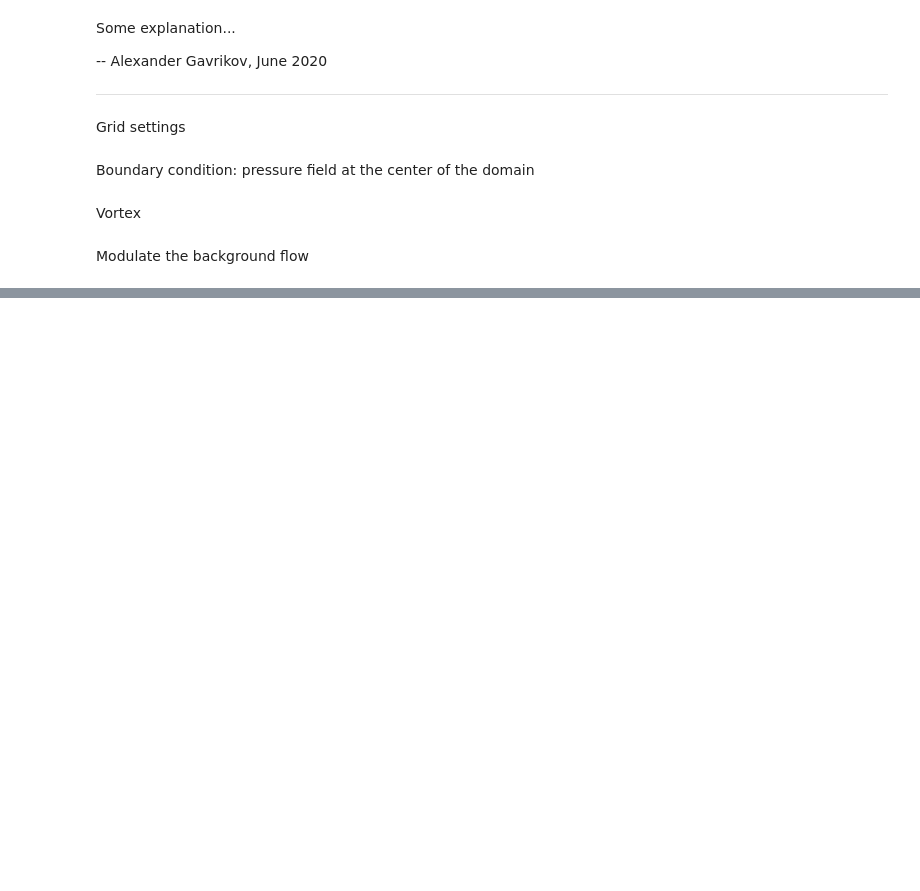
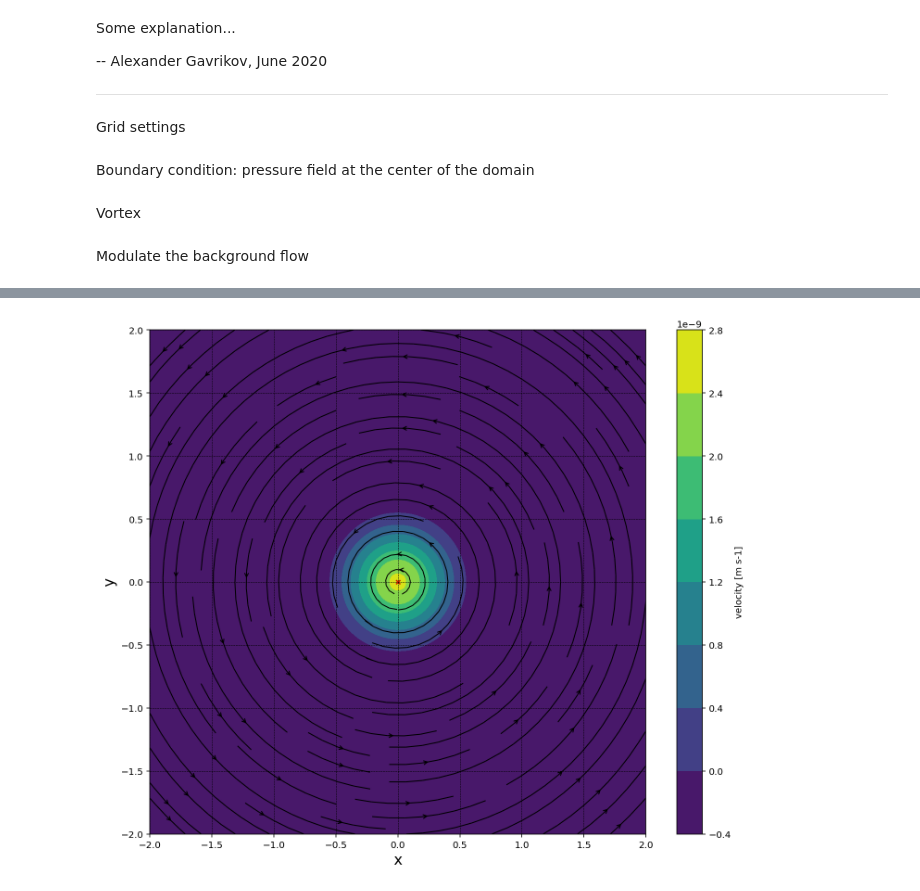
Before and after one commit to alexavr/Vortex-Python, a Jupyter notebook: Vortex-Python.ipynb, the cells around one changed output, grey strips where cells are left out. Drawn from its saved outputs; the diff is of its cells as text; code cells hidden in the pictures; blank space fills up the shorter version.

```diff
--- a/Vortex-Python.ipynb
+++ b/Vortex-Python.ipynb
@@ -60,0 +70,19 @@ plt.show()
+# %%
+size=12
+
+fig = plt.figure(figsize=(size, (y_end-y_start)/(x_end-x_start)*size-2))
+plt.xlabel('x', fontsize=16)
+plt.ylabel('y', fontsize=16)
+plt.xlim(x_start, x_end)
+plt.ylim(y_start, y_end)
+plt.grid(color='black', linestyle='--', linewidth=0.5)
+
+plt.contourf(X, Y, q) # 20, vmin=0,vmax=13,
+cbar = plt.colorbar()
+cbar.ax.set_ylabel('velocity [m s-1]')
+
+plt.streamplot(X, Y, u, v, density=1, linewidth=1, arrowsize=1, arrowstyle='->', color='k')
+plt.scatter(center[0], center[1], color='#CD2305', s=20, marker='x')
+plt.show()
+# %% [output]
+[figure, added]
```
Also changed, not shown: parts of 6 cells of this notebook, 1 other file.
